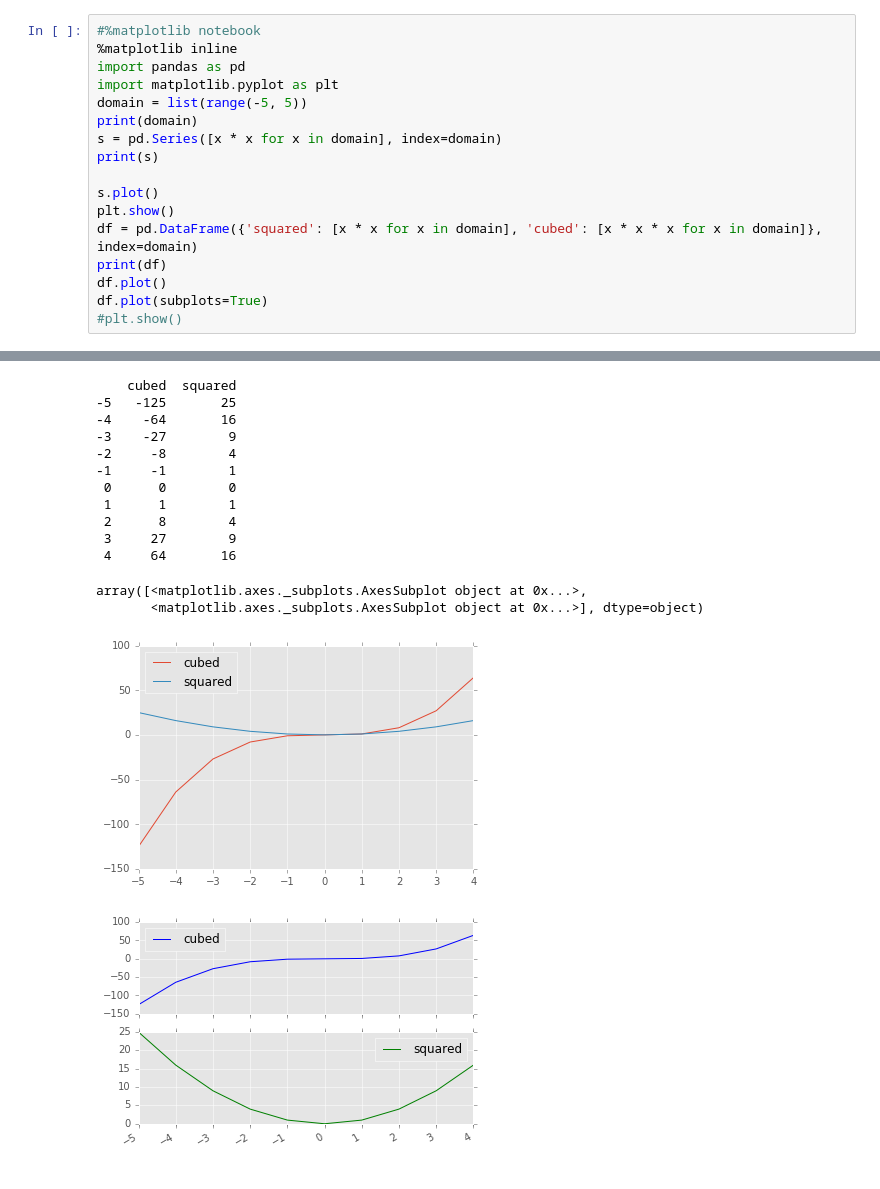
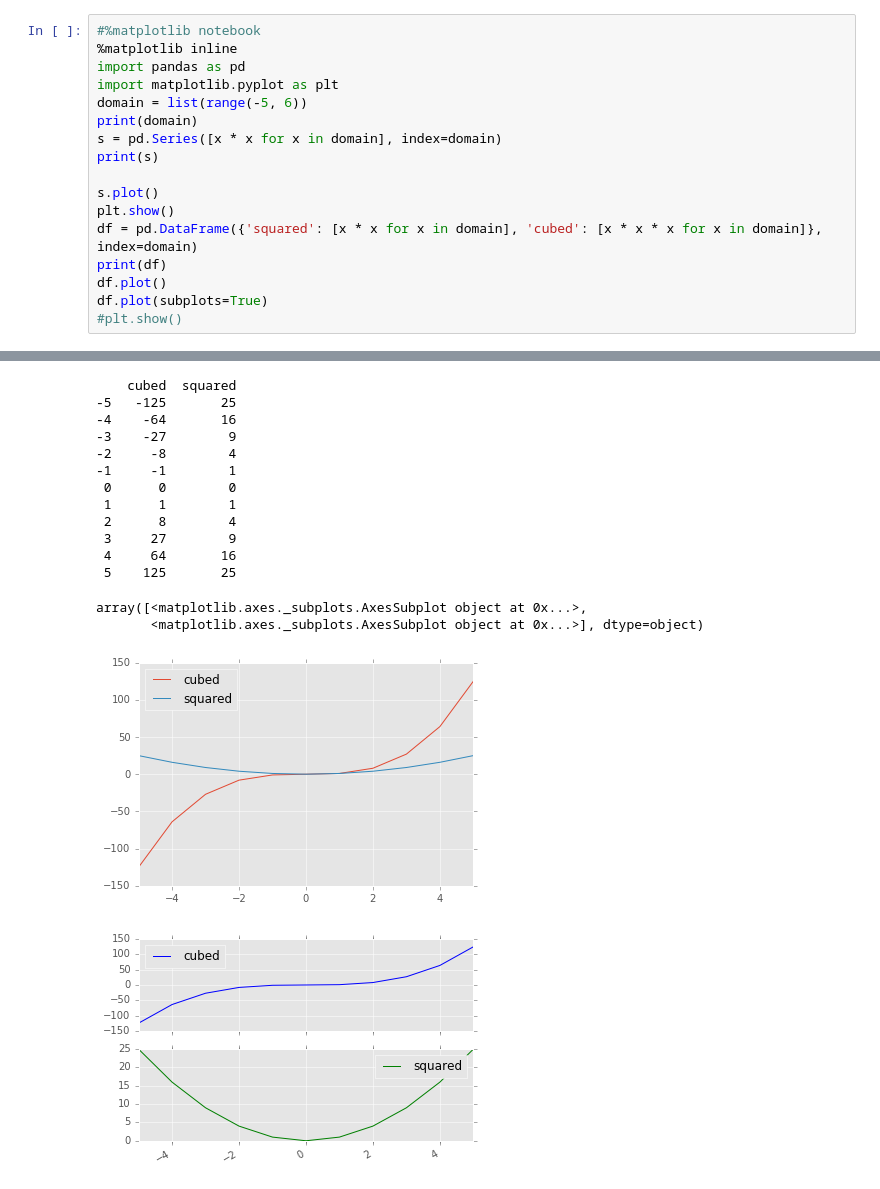
Before and after one commit to petrum/pandas-help, a Jupyter notebook: plotting.ipynb, the cells around one changed output, grey strips where cells are left out. Saved outputs shown, nothing was run; the diff lists cells and outputs as text.

```diff
--- a/plotting.ipynb
+++ b/plotting.ipynb
@@ -3,7 +3,7 @@
 %matplotlib inline
 import pandas as pd
 import matplotlib.pyplot as plt
-domain = list(range(-5, 5))
+domain = list(range(-5, 6))
 print(domain)
 s = pd.Series([x * x for x in domain], index=domain)
 print(s)
@@ -32,15 +33,16 @@ dtype: int64
     cubed  squared
 -5   -125       25
 -4    -64       16
 -3    -27        9
 -2     -8        4
 -1     -1        1
  0      0        0
  1      1        1
  2      8        4
  3     27        9
  4     64       16
+ 5    125       25
 array([<matplotlib.axes._subplots.AxesSubplot object at 0x...>,
        <matplotlib.axes._subplots.AxesSubplot object at 0x...>], dtype=object)
-[figure, old version]
+[figure, new version]
-[figure, old version]
+[figure, new version]
```
Also changed, not shown: parts of 1 cell of this notebook.
